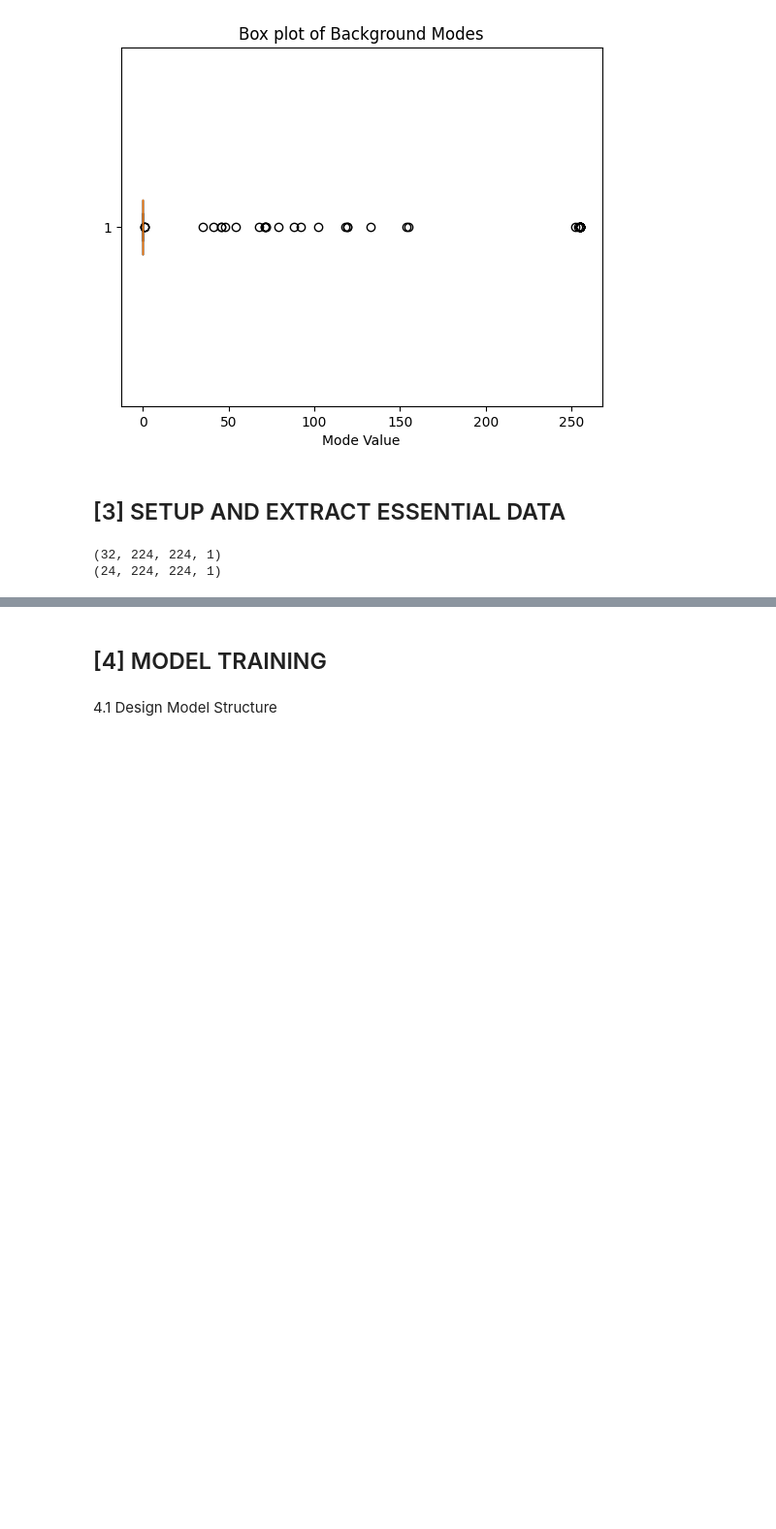
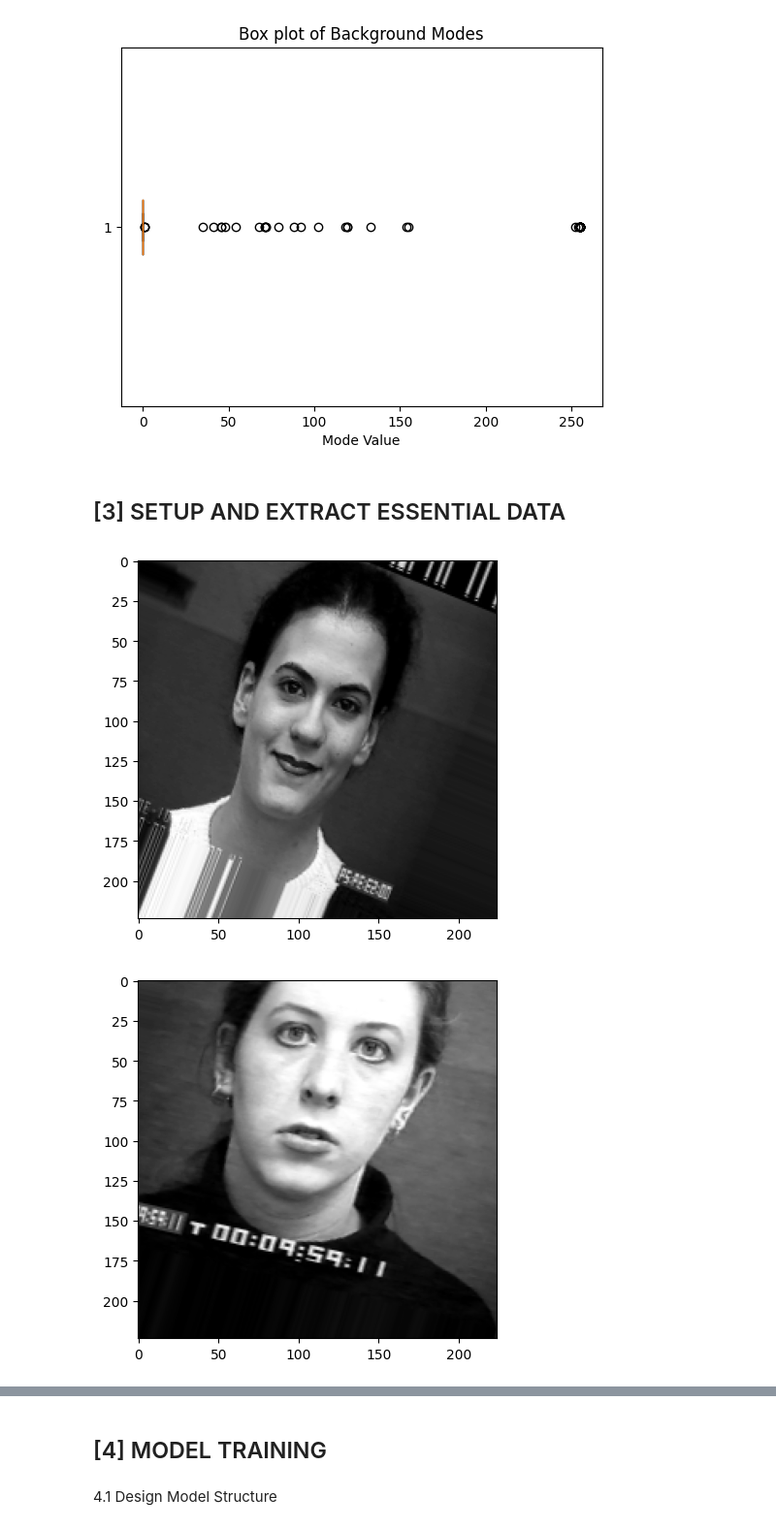
Before and after one commit to baopham2611/Deep_learning_a1, a Jupyter notebook: FacialClassifier.ipynb, the cells around one changed output, grey strips where cells are left out. Shown at 97% size. Cells and saved outputs as stored; diff of their text form; code cells hidden in the pictures; blank space fills up the shorter version.

```diff
--- a/FacialClassifier.ipynb
+++ b/FacialClassifier.ipynb
@@ -298,7 +298,7 @@ class CustomDataLoader(Sequence):
         # Data augmentation configuration
         if self.augment:
             self.datagen = ImageDataGenerator(
-                rotation_range=20,
+                rotation_range=30,
                 width_shift_range=0.2,
                 height_shift_range=0.2,
                 shear_range=0.2,
@@ -349,6 +349,12 @@ class CustomDataLoader(Sequence):
             # Load and preprocess the image
             img = load_img(self.image_filepaths[idx], target_size=self.image_size, color_mode='grayscale')
             img = img_to_array(img)
+
+            # img = img / 255.0
+            img = np.expand_dims(img, axis=0)  # Now img has shape (1, height, width, channels)
+            if self.augment:
+                img = next(self.datagen.flow(img, batch_size=1))[0]
+
             img = self.datagen.standardize(img)
 
             # Store sample
@@ -394,8 +400,9 @@ train_loader = CustomDataLoader(X_train_paths, {'facs_output': y_train_facs, 'em
 val_loader = CustomDataLoader(X_val_paths, {'facs_output': y_val_facs, 'emotion_output': y_val_emotion}, batch_size=32, image_size=(224, 224), shuffle=False, augment=False)
 test_loader = CustomDataLoader(X_test_paths, {'facs_output': y_test_facs, 'emotion_output': y_test_emotion}, batch_size=32, image_size=(224, 224), shuffle=False, augment=False)
 # %%
-for x, y in test_loader.__iter__():
-    print(x.shape)
+for x, y in train_loader.__iter__():
+    plt.imshow(x[1], cmap='gray')
+    plt.show()
 # %% [output]
-(32, 224, 224, 1)
-(24, 224, 224, 1)
+[figure, added]
+[figure, added]
```
Also changed, not shown: parts of 4 cells of this notebook.
